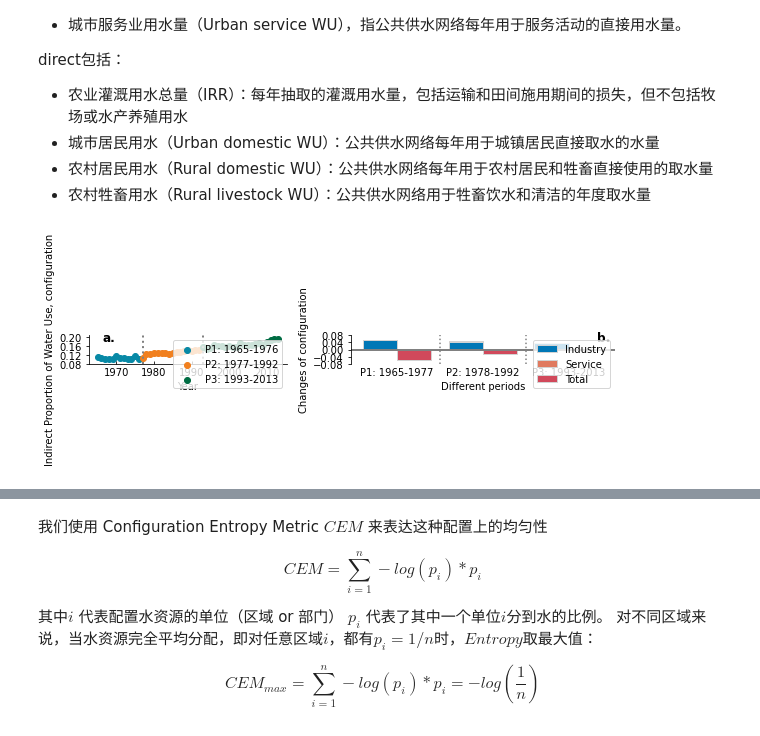
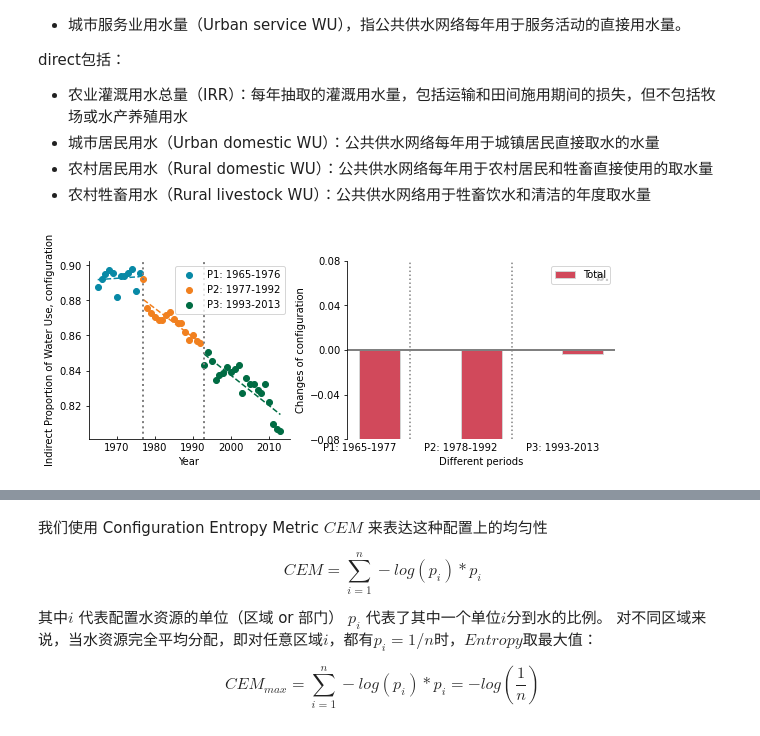
Before and after one commit to SongshGeo/Water-Governance-Regimes, a Jupyter notebook: notebooks/water_regime_index.ipynb, the cells around one changed output, grey strips where cells are left out. Cells and saved outputs as stored; diff of their text form; code cells hidden in the pictures.

Commit message:
feat(results): now another way to calculate IWGI applied, results changed througout
S+P+A / 3 = IWGI, more directly and makes more sense

BREAKING CHANGE: refrees all asked about the method

```diff
--- a/notebooks/water_regime_index.ipynb
+++ b/notebooks/water_regime_index.ipynb
@@ -58,10 +58,10 @@ direct包括：
 direct = ['IRR', 'Urban domestic WU', 'Rural domestic WU', 'Rural livestock WU']
 
 # 产生间接惠益的用水方式
-undirect = ['IND', 'Urban service WU']
+undirect = ['IND', ]
 
 # 间接用水量
-undirect_water_use = city_yr.groupby('Year').sum()[undirect]
+undirect_water_use = city_yr.groupby('Year').sum()[direct]
 
 # 总用水量
 total_water_use = city_yr.groupby('Year').sum()['Total water use']
@@ -70,7 +70,7 @@ total_water_use = city_yr.groupby('Year').sum()['Total water use']
 priority = undirect_water_use.sum(axis=1) / total_water_use
 
 # 计算贡献
-undirect_water_use.columns = ["Industry", "Service"]
+# undirect_water_use.columns = ["Industry", "Service"]
 priority_contributions = ratio_contribution(numerator=undirect_water_use, denominator=total_water_use)
 # %%
 # 绘图
@@ -88,37 +88,37 @@ plot_ratio_contribution(priority_contributions,
                         colors=region_colors,
                         denominator_color=total_water_use_color,
                         denominator_label='Total')
 
 # 修饰图1
 ax1.set_ylabel("Indirect Proportion of Water Use, configuration")
 ax1.set_xlabel("Year")
-ax1.set_yticks(np.arange(0.08, 0.21, 0.04))
-ax1.set_ylim(0.08, 0.21)
-ax1.text(1968, 0.2, 'a.', ha='center', va='center', weight='bold', size='large')
+# ax1.set_yticks(np.arange(0.08, 0.21, 0.04))
+# ax1.set_ylim(0.08, 0.21)
+# ax1.text(1968, 0.2, 'a.', ha='center', va='center', weight='bold', size='large')
 
 # 修饰图2
 ax2.set_xlabel("Different periods")
 ax2.set_ylabel("Changes of configuration")
 ax2.tick_params(axis='x', tickdir='in', bottom=False, labelrotation=0)
 ax2.axhline(0., lw=2, color='gray')
 ax2.set_ylim(-0.08, 0.08)
 ax2.set_yticks(np.arange(-0.08, 0.081, 0.04))
 ax2.axvline(1.5, ls=':', color='gray', lw=1.5)
 ax2.axvline(0.5, ls=':', color='gray', lw=1.5)
 ax2.text(2.4, 0.065, 'b.', ha='center', va='center', weight='bold', size='large')
 
 # 调整坐标轴显示
 for ax in [ax1, ax2]:
     ax.spines['top'].set_visible(False)
     ax.spines['bottom'].set_visible(False)
     ax.spines['left'].set_visible(True)
     ax.spines['right'].set_visible(False)
 ax1.spines['bottom'].set_visible(True)
 
 # 出图
 plt.show();
 # %% [output]
-[figure, old version]
+[figure, new version]
 # %% [markdown]
 # 配水指数
 
```
Also changed, not shown: parts of 23 cells of this notebook, 12 other files.
